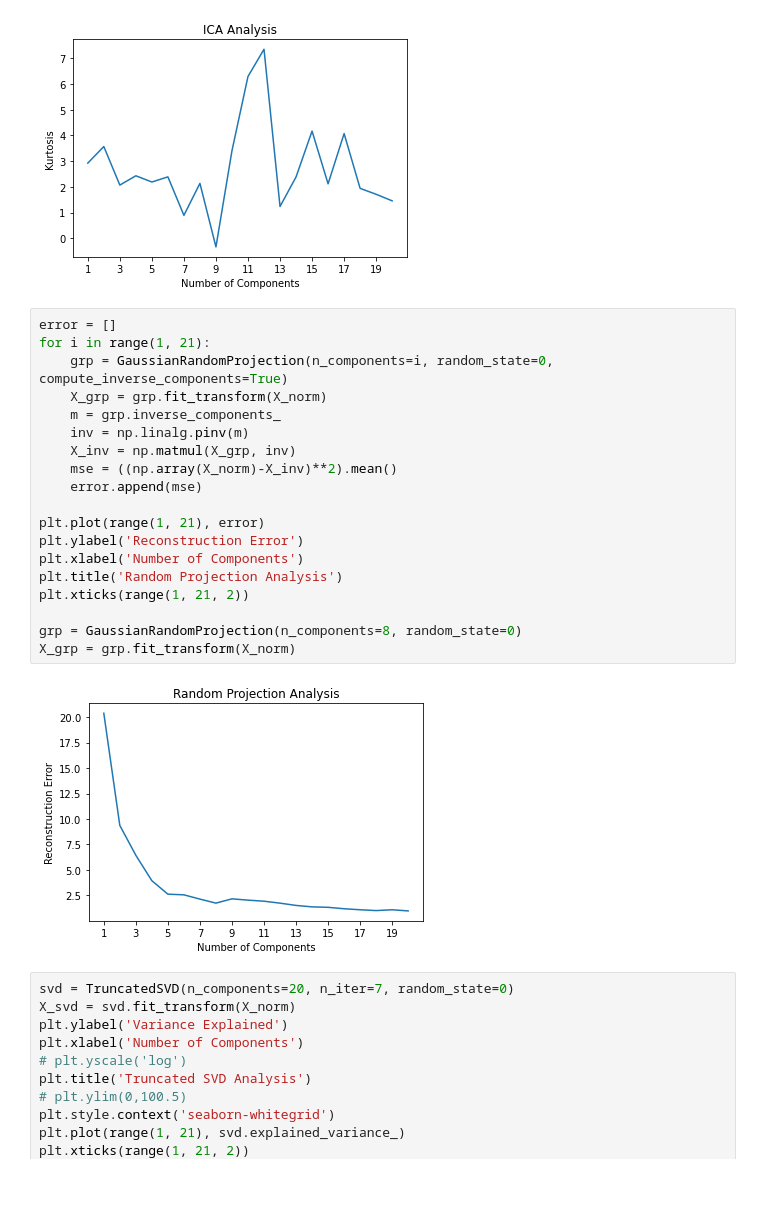
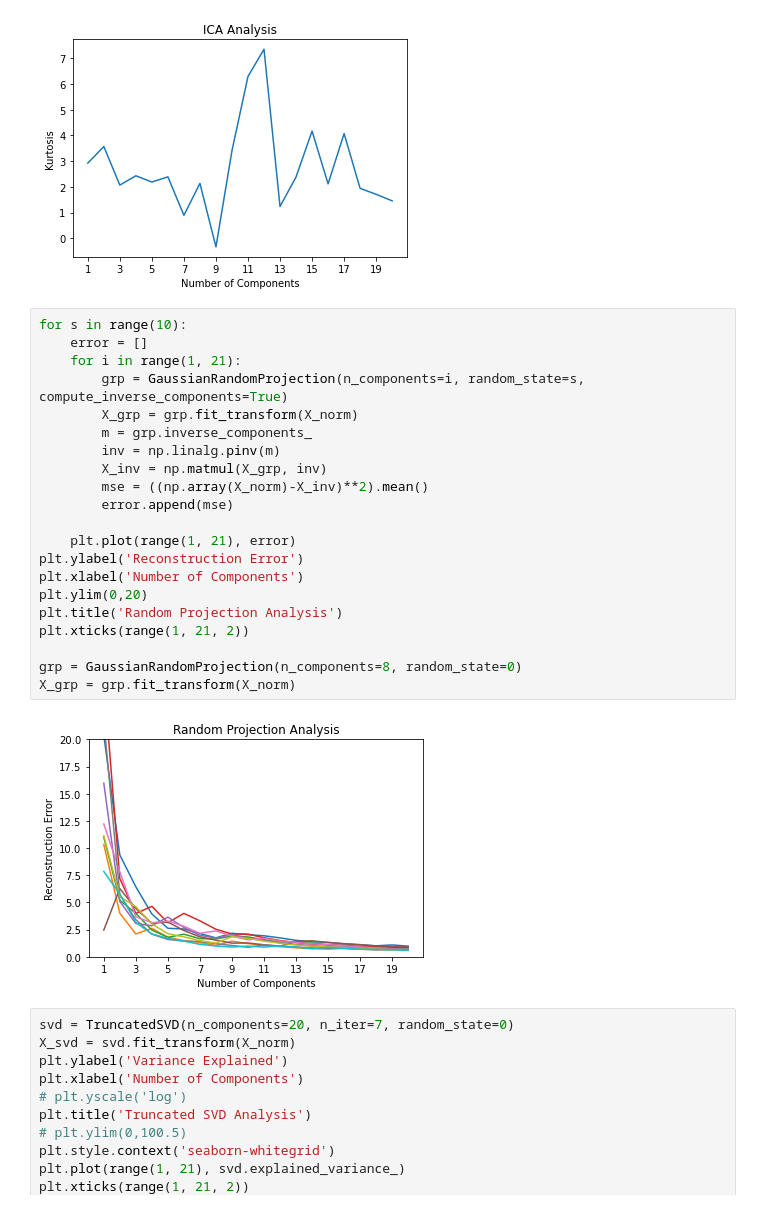
Before and after one commit to bryanliu94/CS7641_Machine_Learning, a Jupyter notebook: Assignment 3/pen digit.ipynb, the cells around one changed output. Cells and saved outputs as stored; diff of their text form.

```diff
--- a/Assignment 3/pen digit.ipynb
+++ b/Assignment 3/pen digit.ipynb
@@ -285,26 +285,28 @@ X_ica = ica.fit_transform(X_norm)
 # %% [output]
 [figure]
 # %%
-error = []
-for i in range(1, 21):
-    grp = GaussianRandomProjection(n_components=i, random_state=0, compute_inverse_components=True)
-    X_grp = grp.fit_transform(X_norm)
-    m = grp.inverse_components_
-    inv = np.linalg.pinv(m)
-    X_inv = np.matmul(X_grp, inv)
-    mse = ((np.array(X_norm)-X_inv)**2).mean()
-    error.append(mse)
+for s in range(10):
+    error = []
+    for i in range(1, 21):
+        grp = GaussianRandomProjection(n_components=i, random_state=s, compute_inverse_components=True)
+        X_grp = grp.fit_transform(X_norm)
+        m = grp.inverse_components_
+        inv = np.linalg.pinv(m)
+        X_inv = np.matmul(X_grp, inv)
+        mse = ((np.array(X_norm)-X_inv)**2).mean()
+        error.append(mse)
 
-plt.plot(range(1, 21), error)
+    plt.plot(range(1, 21), error)
 plt.ylabel('Reconstruction Error')
 plt.xlabel('Number of Components')
+plt.ylim(0,20)
 plt.title('Random Projection Analysis')
 plt.xticks(range(1, 21, 2))
 
 grp = GaussianRandomProjection(n_components=8, random_state=0)
 X_grp = grp.fit_transform(X_norm)
 # %% [output]
-[figure, old version]
+[figure, new version]
 # %%
 svd = TruncatedSVD(n_components=20, n_iter=7, random_state=0)
 X_svd = svd.fit_transform(X_norm)
```
Also changed, not shown: parts of 3 cells of this notebook, 2 other files.
